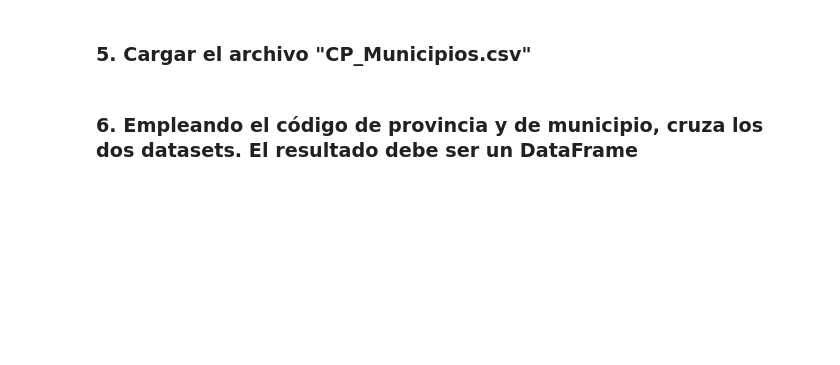
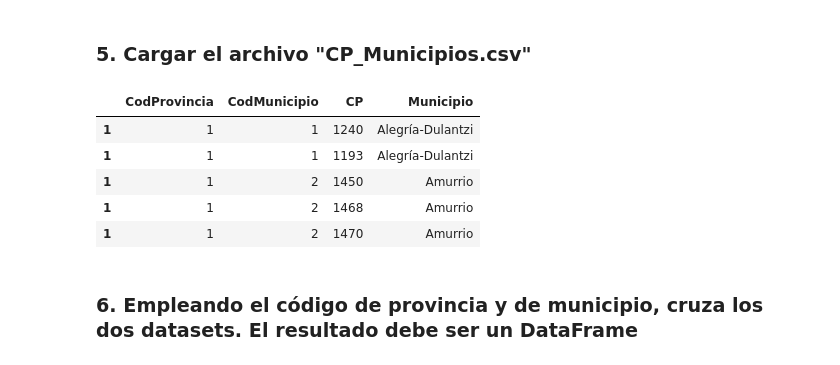
Before and after one commit to DanielProanoGuevara/InvestigacionIA, a Jupyter notebook: Trabajo1/Tema1_Daniel_Proaño.ipynb, the cells around one changed output. Saved outputs shown, nothing was run; the diff lists cells and outputs as text; code cells hidden in the pictures; blank space fills up the shorter version.

```diff
--- a/Trabajo1/Tema1_Daniel_Proaño.ipynb
+++ b/Trabajo1/Tema1_Daniel_Proaño.ipynb
@@ -295,10 +315,17 @@ prov.describe()   #Describe el DataFrame generado
 # %%
 #Al igual que en el punto 1, se carga la base de datos y se gestiona el índice
 df_CP_municipios = pd.read_csv('CP_Municipios.csv')
 df_CP_municipios.set_index(df_CP_municipios.CodProvincia, inplace = True)
 df_CP_municipios.index.name = None
 
-df_CP_municipios.describe()
+df_CP_municipios.head()
+# %% [output]
+|  | CodProvincia | CodMunicipio | CP | Municipio |
+| 1 | 1 | 1 | 1240 | Alegría-Dulantzi |
+| 1 | 1 | 1 | 1193 | Alegría-Dulantzi |
+| 1 | 1 | 2 | 1450 | Amurrio |
+| 1 | 1 | 2 | 1468 | Amurrio |
+| 1 | 1 | 2 | 1470 | Amurrio |
 # %% [markdown]
 ### 6. Empleando el código de provincia y de municipio, cruza los dos datasets. El resultado debe ser un DataFrame
 # %%
```
Also changed, not shown: parts of 9 cells of this notebook.
